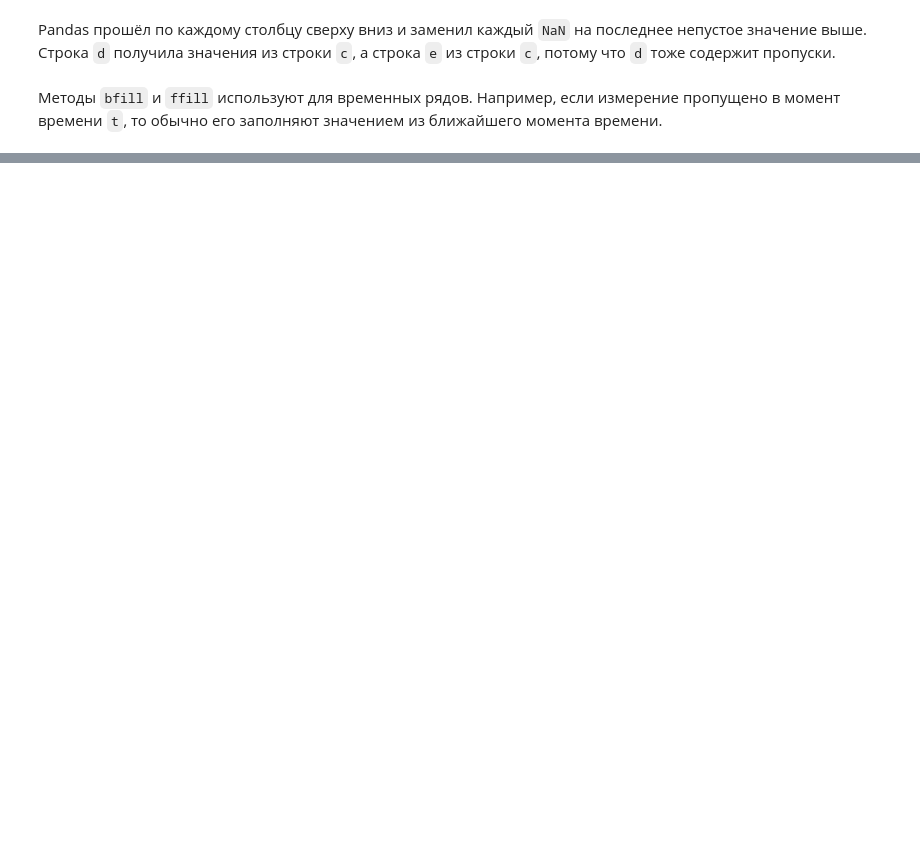
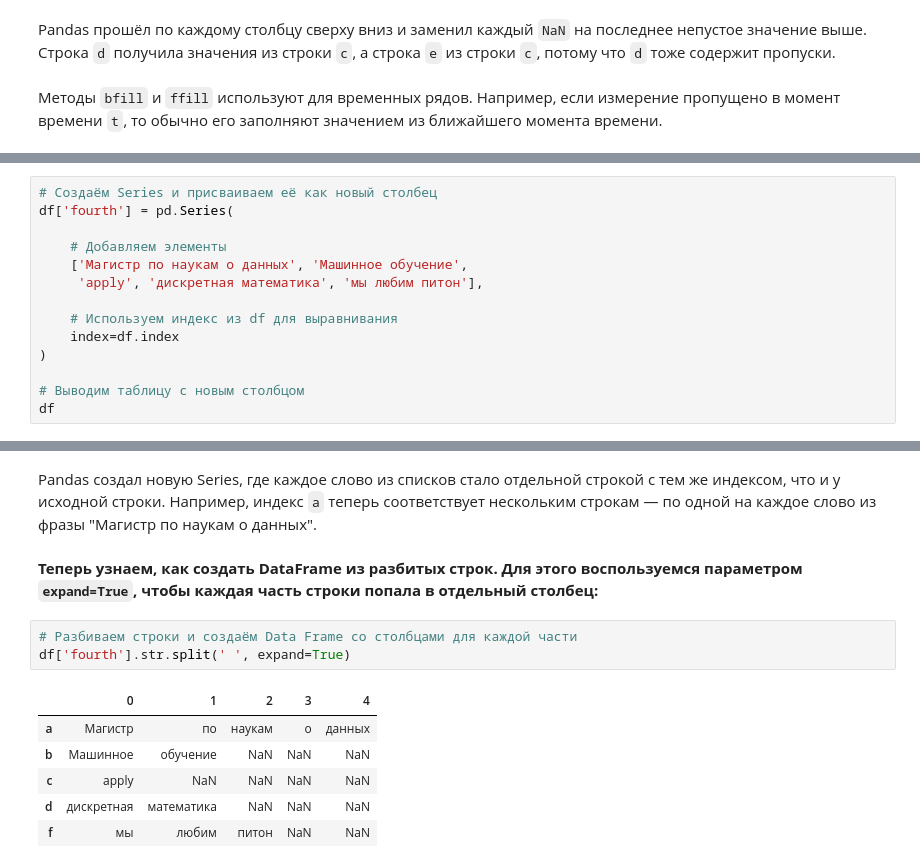
Before and after one commit to tadzhnahal/study-notes, a Jupyter notebook: HSE MDS/Machine Learning/ML_Lecture_02.ipynb, the cells around one changed output, grey strips where cells are left out. Cells and saved outputs as stored; diff of their text form; blank space fills up the shorter version.

```diff
--- a/HSE MDS/Machine Learning/ML_Lecture_02.ipynb
+++ b/HSE MDS/Machine Learning/ML_Lecture_02.ipynb
@@ -1320,0 +1530,14 @@ Pandas прошёл по каждому столбцу сверху вниз и
+# %%
+# Создаём Series и присваиваем её как новый столбец
+df['fourth'] = pd.Series(
+
+    # Добавляем элементы
+    ['Магистр по наукам о данных', 'Машинное обучение',
+     'apply', 'дискретная математика', 'мы любим питон'],
+
+    # Используем индекс из df для выравнивания
+    index=df.index
+)
+
+# Выводим таблицу с новым столбцом
+df
@@ -1320,0 +1601,14 @@ Pandas прошёл по каждому столбцу сверху вниз и
+# %% [markdown]
+Pandas создал новую Series, где каждое слово из списков стало отдельной строкой с тем же индексом, что и у исходной строки. Например, индекс `a` теперь соответствует нескольким строкам — по одной на каждое слово из фразы "Магистр по наукам о данных".
+# %% [markdown]
+**Теперь узнаем, как создать DataFrame из разбитых строк. Для этого воспользуемся параметром `expand=True`, чтобы каждая часть строки попала в отдельный столбец:**
+# %%
+# Разбиваем строки и создаём Data Frame со столбцами для каждой части
+df['fourth'].str.split(' ', expand=True)
+# %% [output]
+|  | 0 | 1 | 2 | 3 | 4 |
+| a | Магистр | по | наукам | о | данных |
+| b | Машинное | обучение | NaN | NaN | NaN |
+| c | apply | NaN | NaN | NaN | NaN |
+| d | дискретная | математика | NaN | NaN | NaN |
+| f | мы | любим | питон | NaN | NaN |
```
Also changed, not shown: parts of 98 cells of this notebook.
